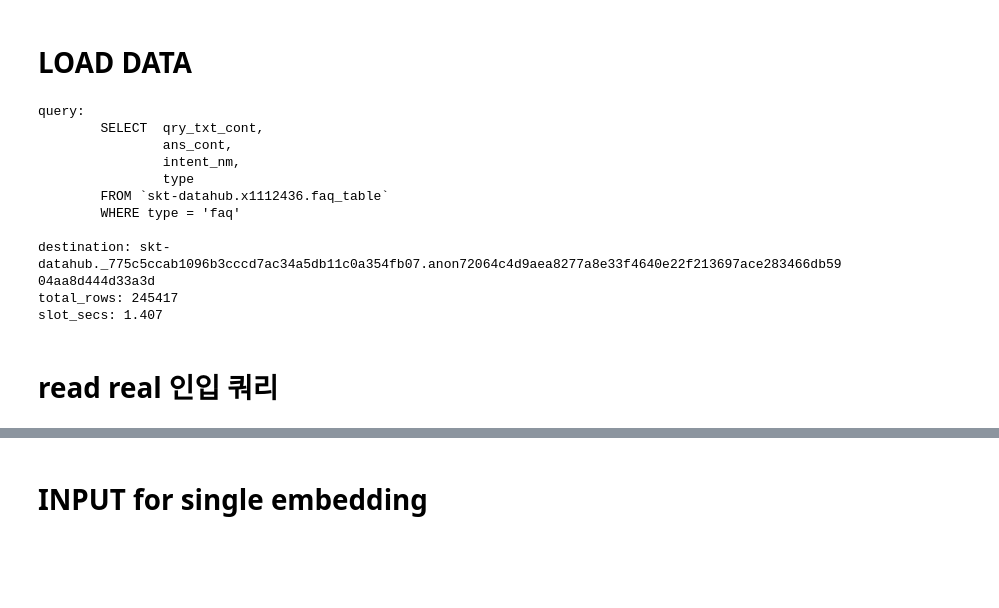
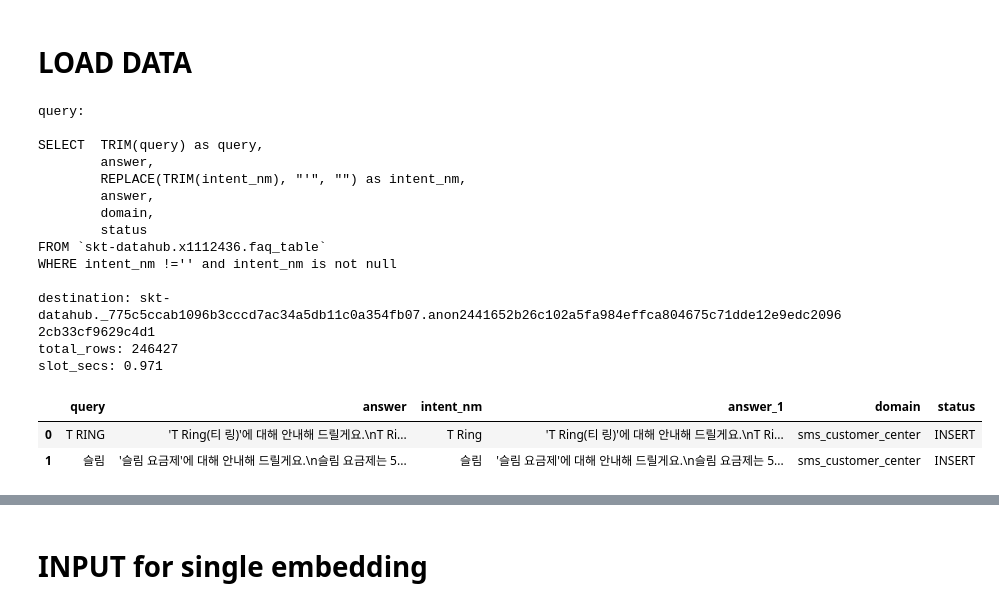
Before and after one commit to samaeui12/sent-semantic-repo, a Jupyter notebook: ipynb/cal_metric.ipynb, the cells around one changed output, grey strips where cells are left out. Saved outputs shown, nothing was run; the diff lists cells and outputs as text; code cells hidden in the pictures; blank space fills up the shorter version.

```diff
--- a/ipynb/cal_metric.ipynb
+++ b/ipynb/cal_metric.ipynb
@@ -52,26 +54,37 @@ from skt.gcp import load_bigquery_ipython_magic, \
 dataset = 'x1112436'
 log_table = 'faq_table'
 query = f"""
-        SELECT  qry_txt_cont,
-                ans_cont,
-                intent_nm,
-                type
-        FROM `skt-datahub.{dataset}.{log_table}`
-        WHERE type = 'faq'
-    """
-#COALESCE(REGEXP_EXTRACT(ans_cont, r"'([^']*)'"), intent_nm) AS intent_nm,
+
+SELECT  TRIM(query) as query,
+        answer,
+        REPLACE(TRIM(intent_nm), "'", "") as intent_nm,
+        answer,
+        domain,
+        status
+FROM `skt-datahub.{dataset}.{log_table}`
+WHERE intent_nm !='' and intent_nm is not null
+"""
 # %%
 faq_table = bq_to_pandas(query)
 # %% [output]
 query:
-        SELECT  qry_txt_cont,
-                ans_cont,
-                intent_nm,
-                type
-        FROM `skt-datahub.x1112436.faq_table`
-        WHERE type = 'faq'
 
-destination: skt-datahub._775c5ccab1096b3cccd7ac34a5db11c0a354fb07.anon72064c4d9aea8277a8e33f4640e22f213697ace283466db5904aa8d444d33a3d
-total_rows: 245417
-slot_secs: 1.407
+SELECT  TRIM(query) as query,
+        answer,
+        REPLACE(TRIM(intent_nm), "'", "") as intent_nm,
+        answer,
+        domain,
+        status
+FROM `skt-datahub.x1112436.faq_table`
+WHERE intent_nm !='' and intent_nm is not null
+
+destination: skt-datahub._775c5ccab1096b3cccd7ac34a5db11c0a354fb07.anon2441652b26c102a5fa984effca804675c71dde12e9edc20962cb33cf9629c4d1
+total_rows: 246427
+slot_secs: 0.971
+# %%
+faq_table.head(2)
+# %% [output]
+|  | query | answer | intent_nm | answer_1 | domain | status |
+| 0 | T RING | 'T Ring(티 링)'에 대해 안내해 드릴게요.\nT Ri... | T Ring | 'T Ring(티 링)'에 대해 안내해 드릴게요.\nT Ri... | sms_customer_center | INSERT |
+| 1 | 슬림 | '슬림 요금제'에 대해 안내해 드릴게요.\n슬림 요금제는 5... | 슬림 | '슬림 요금제'에 대해 안내해 드릴게요.\n슬림 요금제는 5... | sms_customer_center | INSERT |
 # %%
@@ -88,2 +98,0 @@ query_to_answer = faq_table_q_a.set_index('qry_txt_cont').to_dict()['intent_nm']
-# %% [markdown]
-# read real 인입 쿼리
```
Also changed, not shown: parts of 50 cells of this notebook.
